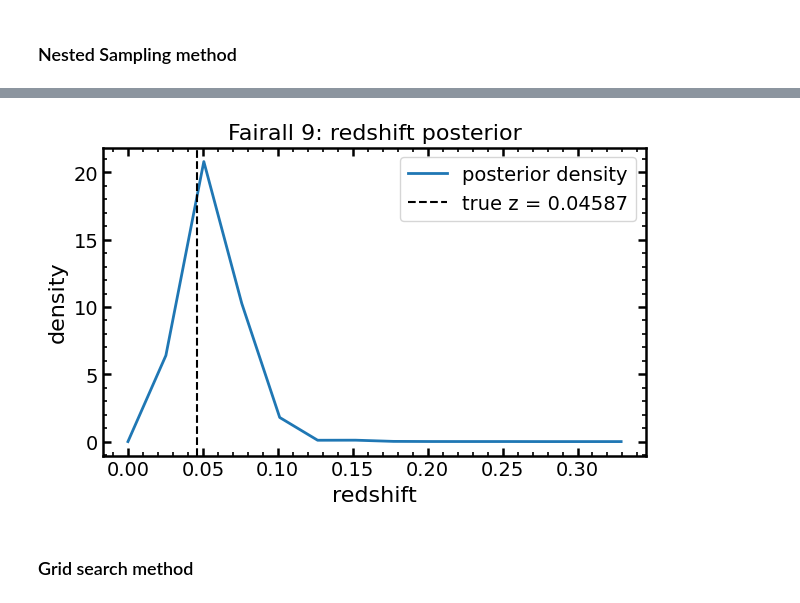
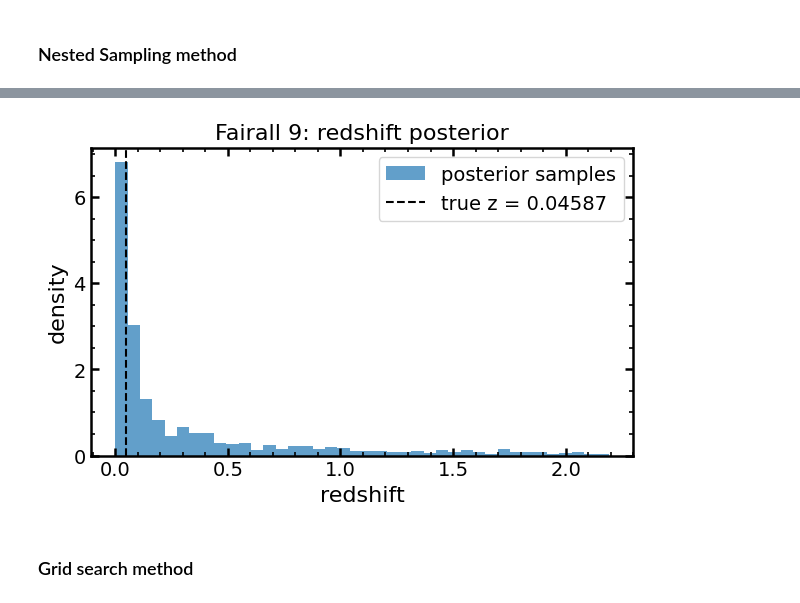
Before and after one commit to burke86/grahspj, a Jupyter notebook: notebooks/04_fairall9_fake_photoz.ipynb, the cells around one changed output, grey strips where cells are left out. Saved outputs shown, nothing was run; the diff lists cells and outputs as text; code cells hidden in the pictures.

```diff
--- a/notebooks/04_fairall9_fake_photoz.ipynb
+++ b/notebooks/04_fairall9_fake_photoz.ipynb
@@ -171,35 +173,30 @@ ESS: 1.6975576593353106
 # %%
-# Plot redshift posterior from fit_result
-z_samples = None
+samples = fit_result["fit"]["results"].samples
 
-# Try common structures first
-if isinstance(fit_result, dict):
-    if "redshift_fit" in fit_result:
-        z_samples = np.asarray(fit_result["redshift_fit"], dtype=float)
-    elif "samples" in fit_result and isinstance(fit_result["samples"], dict) and "redshift_fit" in fit_result["samples"]:
-        z_samples = np.asarray(fit_result["samples"]["redshift_fit"], dtype=float)
-elif hasattr(fit_result, "samples") and isinstance(fit_result.samples, dict) and "redshift_fit" in fit_result.samples:
-    z_samples = np.asarray(fit_result.samples["redshift_fit"], dtype=float)
+if "redshift_fit" not in samples:
+    raise KeyError(f"redshift_fit not found. Available sample keys include: {list(samples)[:20]}")
+
+z_samples = np.asarray(samples["redshift_fit"], dtype=float)
 
 fig, ax = plt.subplots(figsize=(7, 4))
-
-if z_samples is not None and z_samples.size > 0:
-    ax.hist(z_samples, bins=40, density=True, alpha=0.7, color="tab:blue", label="posterior samples")
-else:
-    # Fallback to precomputed posterior grid if available
-    post = np.asarray(pz_post, dtype=float)
-    z_axis = np.asarray(z_used, dtype=float)
-    post = np.clip(post, 0.0, None)
-    if np.trapezoid(post, z_axis) > 0:
-        post = post / np.trapezoid(post, z_axis)
-    ax.plot(z_axis, post, lw=2, color="tab:blue", label="posterior density")
-
+ax.hist(
+    z_samples,
+    bins=40,
+    density=True,
+    alpha=0.7,
+    color="tab:blue",
+    label="posterior samples",
+)
 ax.axvline(true_redshift, color="k", ls="--", label=f"true z = {true_redshift:.5f}")
-ax.set(xlabel="redshift", ylabel="density", title=f"{target_name}: redshift posterior")
+ax.set(
+    xlabel="redshift",
+    ylabel="density",
+    title=f"{target_name}: redshift posterior",
+)
 ax.legend()
 plt.show()
 # %% [output]
-[figure, old version]
+[figure, new version]
 # %% [markdown]
 ### Grid search method
 # %%
```
Also changed, not shown: parts of 2 cells of this notebook.
